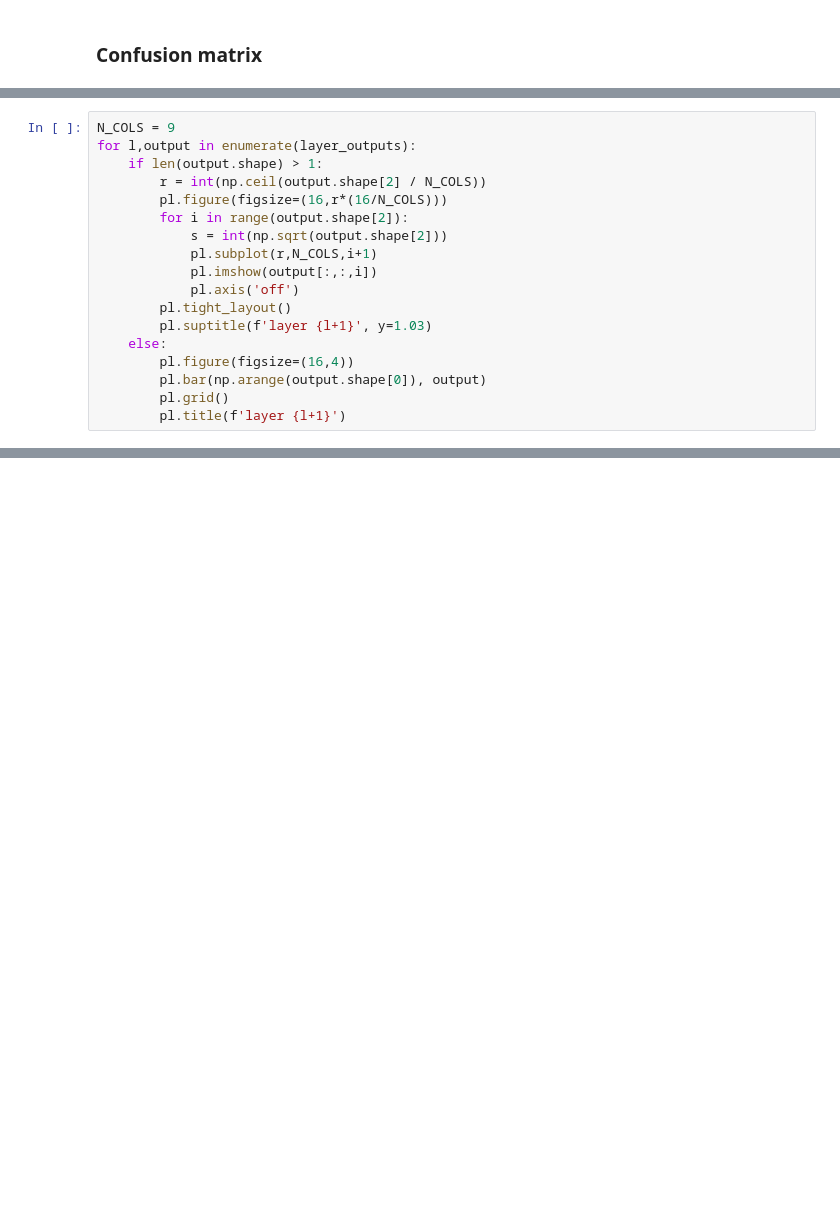
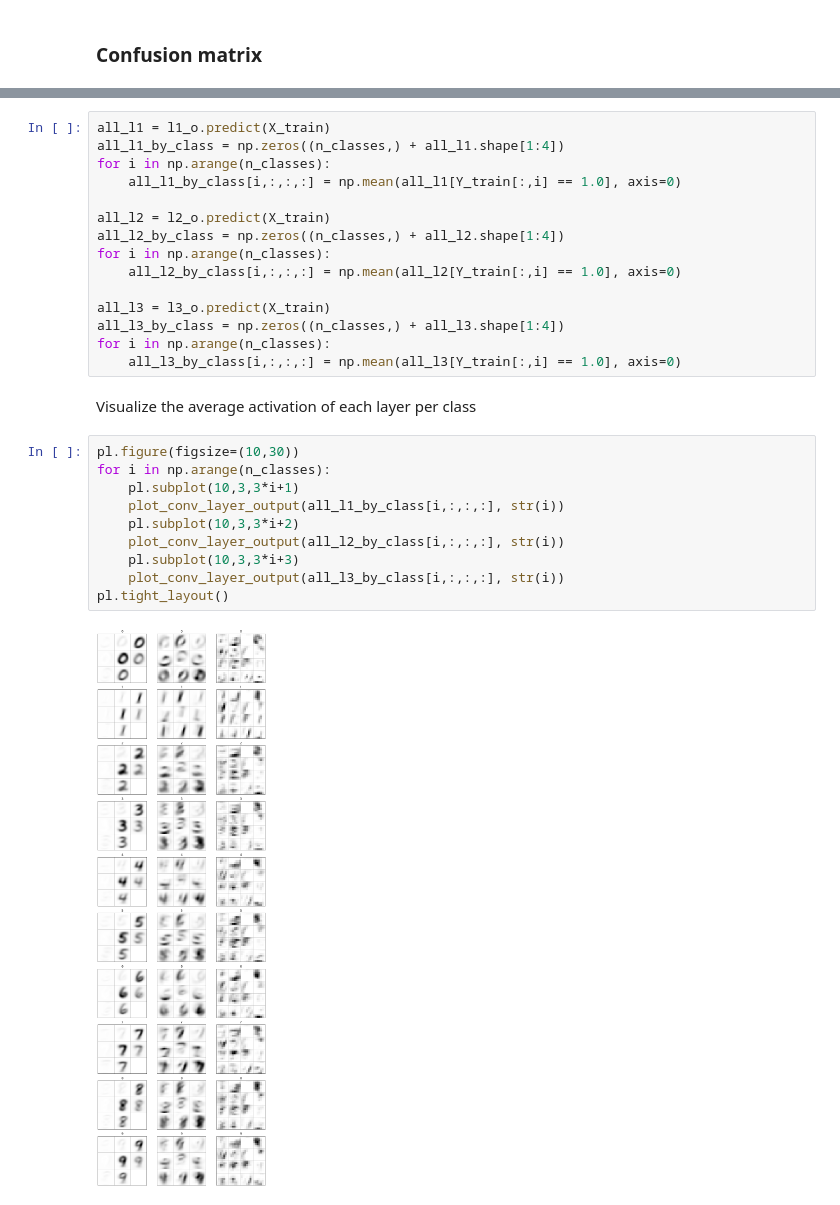
Before and after one commit to hakimbalestrieri/Multilayer-Perceptron, a Jupyter notebook: CNN_vis.ipynb, the cells around one changed output, grey strips where cells are left out. Saved outputs shown, nothing was run; the diff lists cells and outputs as text; blank space fills up the shorter version.

```diff
--- a/CNN_vis.ipynb
+++ b/CNN_vis.ipynb
@@ -184,18 +233,0 @@ for l in range(1, len(model.layers)):
-# %%
-N_COLS = 9
-for l,output in enumerate(layer_outputs):
-    if len(output.shape) > 1:
-        r = int(np.ceil(output.shape[2] / N_COLS))
-        pl.figure(figsize=(16,r*(16/N_COLS)))
-        for i in range(output.shape[2]):
-            s = int(np.sqrt(output.shape[2]))
-            pl.subplot(r,N_COLS,i+1)
-            pl.imshow(output[:,:,i])
-            pl.axis('off')
-        pl.tight_layout()
-        pl.suptitle(f'layer {l+1}', y=1.03)
-    else:
-        pl.figure(figsize=(16,4))
-        pl.bar(np.arange(output.shape[0]), output)
-        pl.grid()
-        pl.title(f'layer {l+1}')
@@ -211,0 +269,29 @@ for l,output in enumerate(layer_outputs):
+# %%
+all_l1 = l1_o.predict(X_train)
+all_l1_by_class = np.zeros((n_classes,) + all_l1.shape[1:4])
+for i in np.arange(n_classes):
+    all_l1_by_class[i,:,:,:] = np.mean(all_l1[Y_train[:,i] == 1.0], axis=0)
+
+all_l2 = l2_o.predict(X_train)
+all_l2_by_class = np.zeros((n_classes,) + all_l2.shape[1:4])
+for i in np.arange(n_classes):
+    all_l2_by_class[i,:,:,:] = np.mean(all_l2[Y_train[:,i] == 1.0], axis=0)
+
+all_l3 = l3_o.predict(X_train)
+all_l3_by_class = np.zeros((n_classes,) + all_l3.shape[1:4])
+for i in np.arange(n_classes):
+    all_l3_by_class[i,:,:,:] = np.mean(all_l3[Y_train[:,i] == 1.0], axis=0)
+# %% [markdown]
+Visualize the average activation of each layer per class
+# %%
+pl.figure(figsize=(10,30))
+for i in np.arange(n_classes):
+    pl.subplot(10,3,3*i+1)
+    plot_conv_layer_output(all_l1_by_class[i,:,:,:], str(i))
+    pl.subplot(10,3,3*i+2)
+    plot_conv_layer_output(all_l2_by_class[i,:,:,:], str(i))
+    pl.subplot(10,3,3*i+3)
+    plot_conv_layer_output(all_l3_by_class[i,:,:,:], str(i))
+pl.tight_layout()
+# %% [output]
+[figure, added]
```
Also changed, not shown: parts of 22 cells of this notebook.
